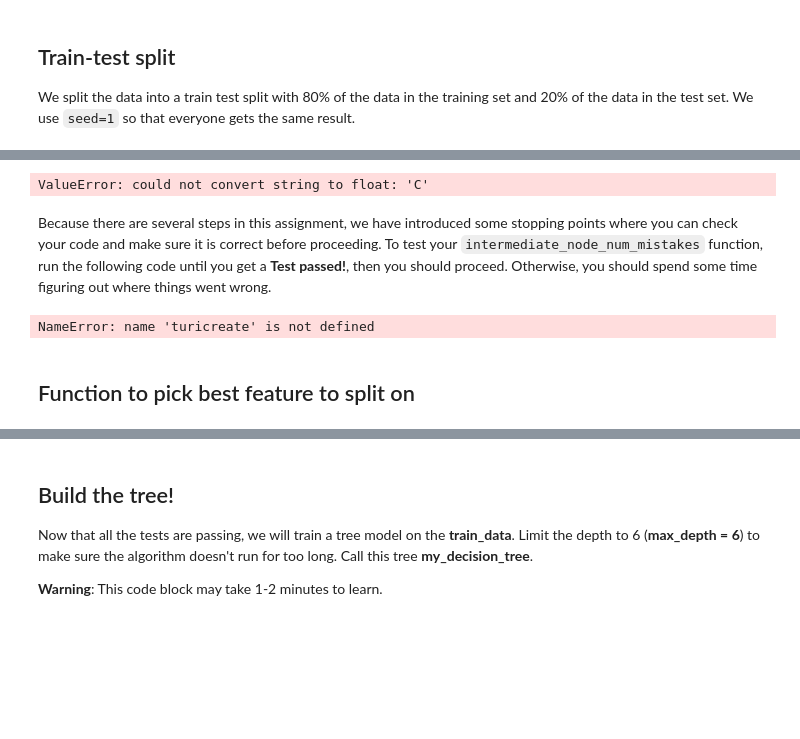
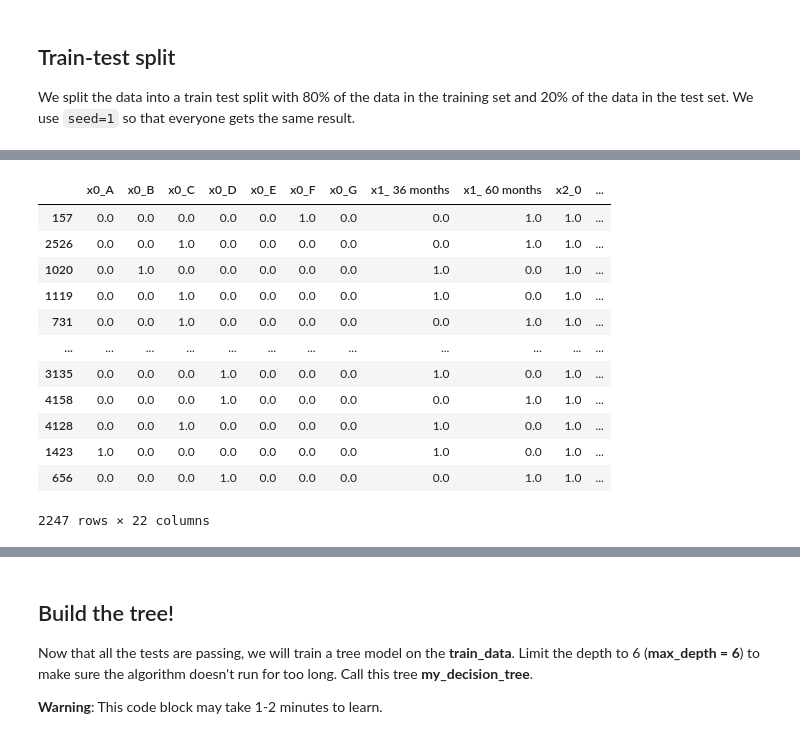
Before and after one commit to TheNewStat1/Machine_Learning_Specialization_UW, a Jupyter notebook: Binary Decision Trees.ipynb, the cells around one changed output, grey strips where cells are left out. Saved outputs shown, nothing was run; the diff lists cells and outputs as text; code cells hidden in the pictures; blank space fills up the shorter version.

```diff
--- a/Binary Decision Trees.ipynb
+++ b/Binary Decision Trees.ipynb
@@ -204,32 +217,20 @@ Now, let us write the function `intermediate_node_num_mistakes` which computes t
+# %%
+x_test
+# %% [output]
+|  | x0_A | x0_B | x0_C | x0_D | x0_E | x0_F | x0_G | x1_ 36 months | x1_ 60 months | x2_0 | ... |
+| 157 | 0.0 | 0.0 | 0.0 | 0.0 | 0.0 | 1.0 | 0.0 | 0.0 | 1.0 | 1.0 | ... |
+| 2526 | 0.0 | 0.0 | 1.0 | 0.0 | 0.0 | 0.0 | 0.0 | 0.0 | 1.0 | 1.0 | ... |
+| 1020 | 0.0 | 1.0 | 0.0 | 0.0 | 0.0 | 0.0 | 0.0 | 1.0 | 0.0 | 1.0 | ... |
+| 1119 | 0.0 | 0.0 | 1.0 | 0.0 | 0.0 | 0.0 | 0.0 | 1.0 | 0.0 | 1.0 | ... |
+| 731 | 0.0 | 0.0 | 1.0 | 0.0 | 0.0 | 0.0 | 0.0 | 0.0 | 1.0 | 1.0 | ... |
+| ... | ... | ... | ... | ... | ... | ... | ... | ... | ... | ... | ... |
+| 3135 | 0.0 | 0.0 | 0.0 | 1.0 | 0.0 | 0.0 | 0.0 | 1.0 | 0.0 | 1.0 | ... |
+| 4158 | 0.0 | 0.0 | 0.0 | 1.0 | 0.0 | 0.0 | 0.0 | 0.0 | 1.0 | 1.0 | ... |
+| 4128 | 0.0 | 0.0 | 1.0 | 0.0 | 0.0 | 0.0 | 0.0 | 1.0 | 0.0 | 1.0 | ... |
+| 1423 | 1.0 | 0.0 | 0.0 | 0.0 | 0.0 | 0.0 | 0.0 | 1.0 | 0.0 | 1.0 | ... |
+| 656 | 0.0 | 0.0 | 0.0 | 1.0 | 0.0 | 0.0 | 0.0 | 0.0 | 1.0 | 1.0 | ... |
+2247 rows × 22 columns
 # %%
-binary_decision_tree = tree.DecisionTreeClassifier()
-binary_decision_tree.fit(x_train, y_train)
+# Decision tree implementation
+binary_decision_tree = tree.DecisionTreeClassifier(criterion='entropy', max_depth=3)
+decision_tree_model = binary_decision_tree.fit(x_train, y_train)
-# %% [output]
-ValueError: could not convert string to float: 'C'
-# %% [markdown]
-Because there are several steps in this assignment, we have introduced some stopping points where you can check your code and make sure it is correct before proceeding. To test your `intermediate_node_num_mistakes` function, run the following code until you get a **Test passed!**, then you should proceed. Otherwise, you should spend some time figuring out where things went wrong.
-# %%
-# Test case 1
-example_labels = turicreate.SArray([-1, -1, 1, 1, 1])
-if intermediate_node_num_mistakes(example_labels) == 2:
-    print('Test passed!')
-else:
-    print('Test 1 failed... try again!')
-
-# Test case 2
-example_labels = turicreate.SArray([-1, -1, 1, 1, 1, 1, 1])
-if intermediate_node_num_mistakes(example_labels) == 2:
-    print('Test passed!')
-else:
-    print('Test 2 failed... try again!')
-
-# Test case 3
-example_labels = turicreate.SArray([-1, -1, -1, -1, -1, 1, 1])
-if intermediate_node_num_mistakes(example_labels) == 2:
-    print('Test passed!')
-else:
-    print('Test 3 failed... try again!')
-# %% [output]
-NameError: name 'turicreate' is not defined
-# %% [markdown]
-## Function to pick best feature to split on
```
Also changed, not shown: parts of 35 cells of this notebook.
